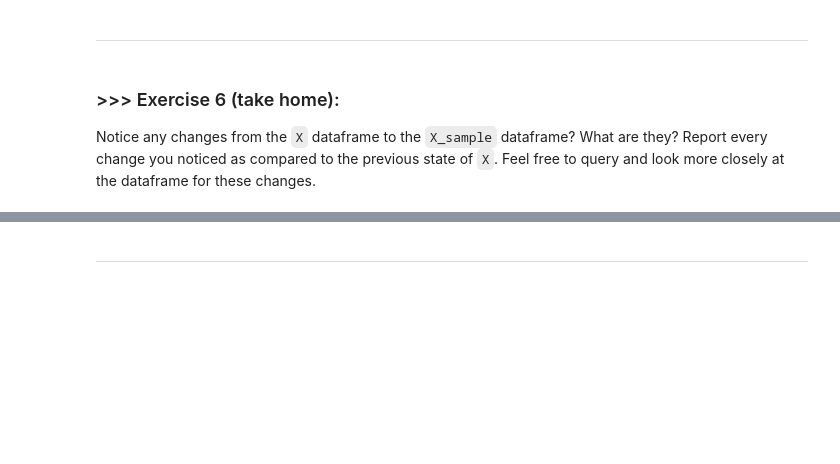
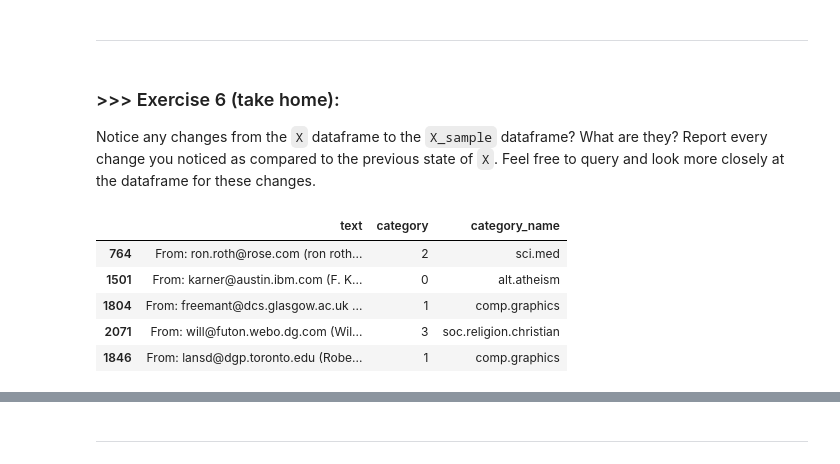
Before and after one commit to Annisme/DM2024-Lab1-Master, a Jupyter notebook: DM2024-Lab1-Master.ipynb, the cells around one changed output, grey strips where cells are left out. Cells and saved outputs as stored; diff of their text form; code cells hidden in the pictures; blank space fills up the shorter version.

```diff
--- a/DM2024-Lab1-Master.ipynb
+++ b/DM2024-Lab1-Master.ipynb
@@ -890,0 +893,9 @@ Notice any changes from the `X` dataframe to the `X_sample` dataframe? What are
+# %%
+X_sample.head()
+# %% [output]
+|  | text | category | category_name |
+| 764 | From: ron.roth@rose.com (ron roth... | 2 | sci.med |
+| 1501 | From: karner@austin.ibm.com (F. K... | 0 | alt.atheism |
+| 1804 | From: freemant@dcs.glasgow.ac.uk ... | 1 | comp.graphics |
+| 2071 | From: will@futon.webo.dg.com (Wil... | 3 | soc.religion.christian |
+| 1846 | From: lansd@dgp.toronto.edu (Robe... | 1 | comp.graphics |
```
Also changed, not shown: parts of 7 cells of this notebook.
